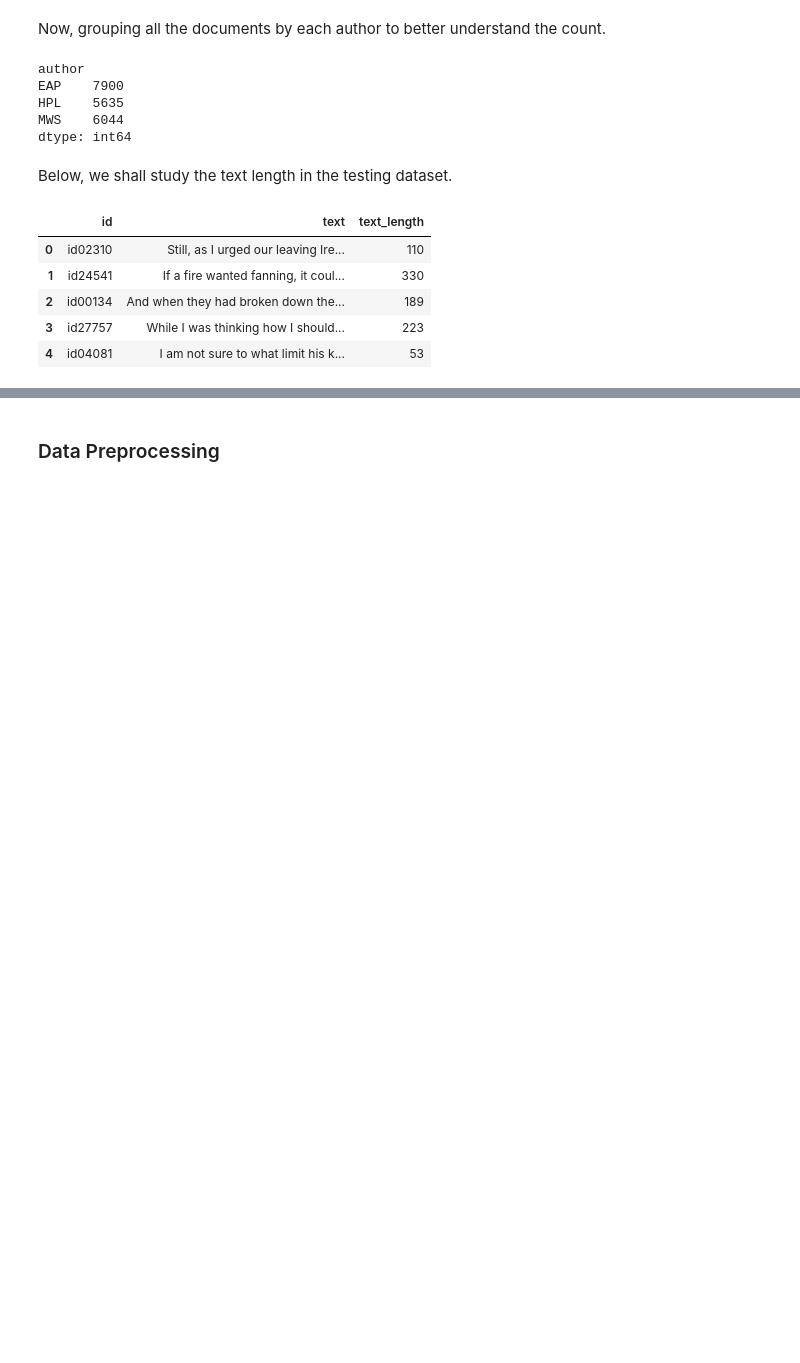
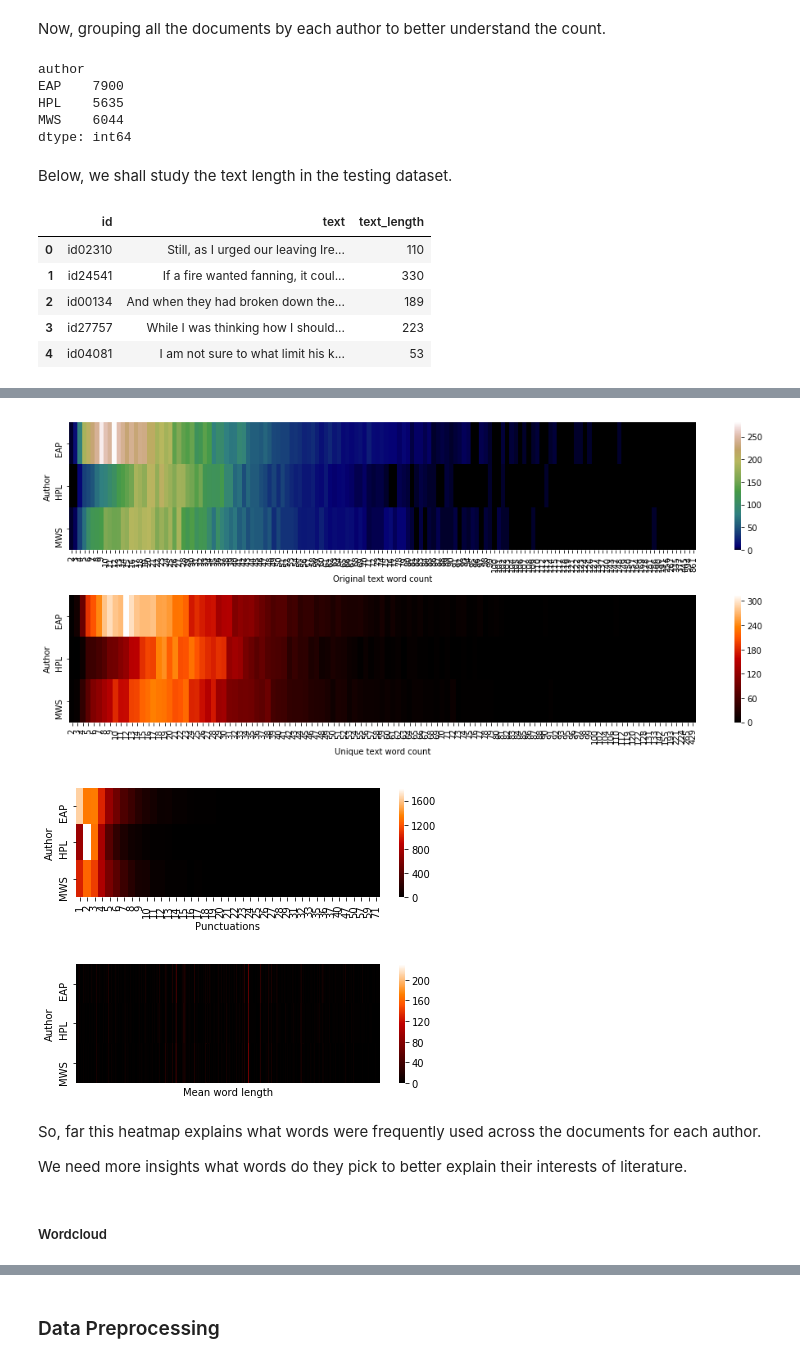
Before and after one commit to kavitakanojiya/capstone-machine-learning, a Jupyter notebook: Author Detection.ipynb, the cells around one changed output, grey strips where cells are left out. Cells and saved outputs as stored; diff of their text form; code cells hidden in the pictures; blank space fills up the shorter version.

```diff
--- a/Author Detection.ipynb
+++ b/Author Detection.ipynb
@@ -155,0 +280,44 @@ unauthored_contents.head()
+# %%
+def plot_heatmap(df):
+    pyplot.figure(figsize=(14,6))
+
+    pyplot.subplot(211)
+    sns.heatmap(pandas.crosstab(df['author'], df['num_words']), cmap='gist_earth', xticklabels=True)
+    pyplot.xlabel('Original text word count')
+    pyplot.ylabel('Author')
+
+
+    pyplot.subplot(212)
+    sns.heatmap(pandas.crosstab(df['author'], df['num_uniq_words']), cmap='gist_heat', xticklabels=True)
+    pyplot.xlabel('Unique text word count')
+    pyplot.ylabel('Author')
+    pyplot.tight_layout()
+    pyplot.show()
+
+
+    pyplot.subplot(212)
+    sns.heatmap(pandas.crosstab(df['author'], df['num_punctuations']), cmap='gist_heat', xticklabels=True)
+    pyplot.xlabel('Punctuations')
+    pyplot.ylabel('Author')
+    pyplot.tight_layout()
+    pyplot.show()
+
+
+    pyplot.subplot(212)
+    sns.heatmap(pandas.crosstab(df['author'], df['mean_word_len']), cmap='gist_heat', xticklabels=False)
+    pyplot.xlabel('Mean word length')
+    pyplot.ylabel('Author')
+    pyplot.tight_layout()
+    pyplot.show()
+# %%
+plot_heatmap(authored_contents)
+# %% [output]
+[figure, added]
+[figure, added]
+[figure, added]
+# %% [markdown]
+So, far this heatmap explains what words were frequently used across the documents for each author.
+
+We need more insights what words do they pick to better explain their interests of literature.
+# %% [markdown]
+##### Wordcloud
```
Also changed, not shown: parts of 105 cells of this notebook, 2 other files.
